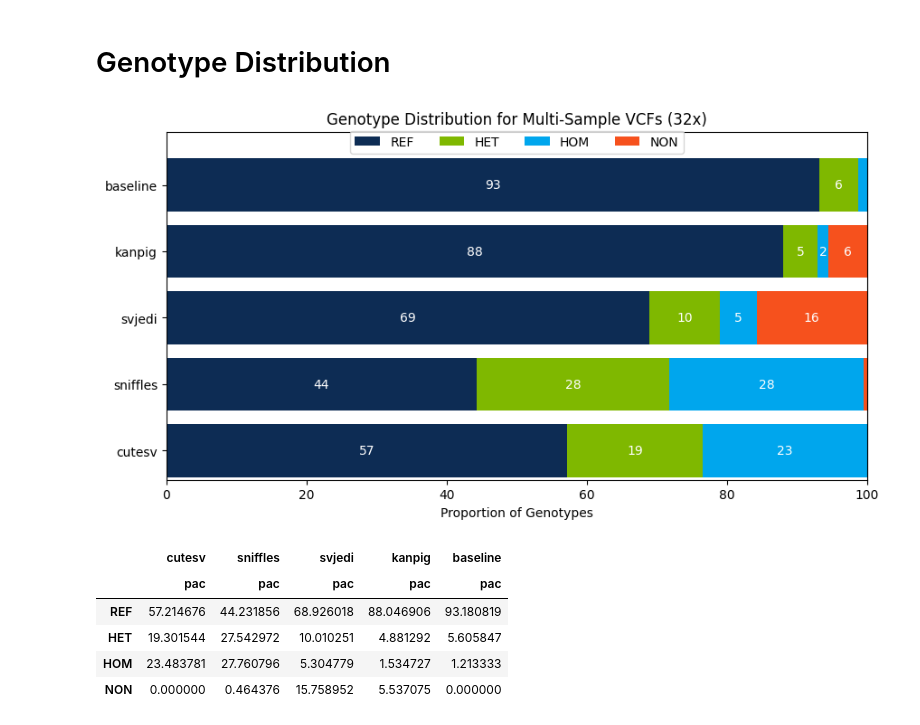
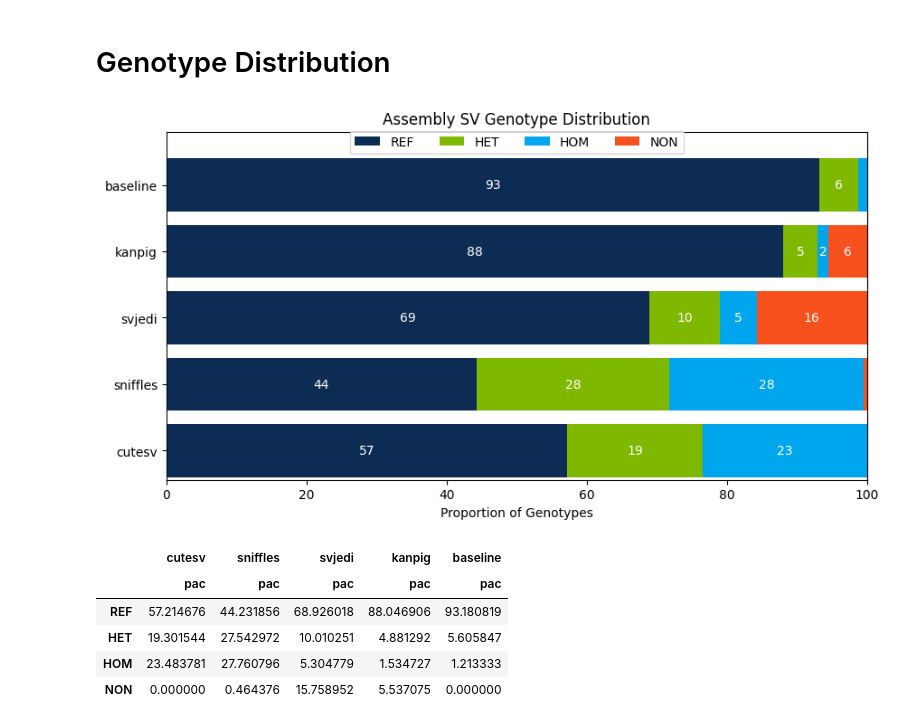
Before and after one commit to fabio-cunial/kanpig_experiments, a Jupyter notebook: manuscript/analysis/TM_Analysis.ipynb, the cells around one changed output. Cells and saved outputs as stored; diff of their text form; code cells hidden in the pictures.

```diff
--- a/manuscript/analysis/TM_Analysis.ipynb
+++ b/manuscript/analysis/TM_Analysis.ipynb
@@ -28,7 +28,7 @@ def add_summary(data, with_as=False):
     data[f'{e}ba'] = (data[f'{e}tpr'] + data[f'{e}tnr']) / 2
     data[f'{e}f1'] = 2 * ((data[f'{e}ppv'] * data[f'{e}tpr']) / (data[f'{e}ppv'] + data[f'{e}tpr']))
 
-bdir = "../results/tables/"
+bdir = "../results/tables"
 gt_data = pd.read_csv(bdir + "/all.gt_dist.table.txt", sep='\t')
 inter_data = pd.read_csv(bdir + "/all.intersect.table.txt", sep='\t')
 neigh_data = pd.read_csv(bdir + "/all.neighbor.table.txt", sep='\t')
@@ -110,35 +170,35 @@ y_positions = []
 
 # Define colors for each category
 colors = ['#0D2C54', '#7FB800', '#00A6ED', '#F6511D']
 categories = ['REF', 'HET', 'HOM', 'NON']
 
 # Plot each test and observation
 y_pos = -.75
 for i, ((test, observation), counts) in enumerate(normalized_data.items()):
     y_pos += .75
     y_positions.append(y_pos)
     left = 0
     for j, (count, color, category) in enumerate(zip(counts, colors, categories)):
         ax.barh(y_pos, count, left=left, color=color, height=bar_width, label=category if y_pos == 0 else "")
         if count > 1.5:  # Only add text if the percentage is greater than 5
             ax.text(left + count / 2, y_pos, f'{count:.0f}', va='center', ha='center', color='white')
         left += count
 
 # Adding labels and title
 ax.set_yticks(y_positions)
 ax.set_yticklabels(y_labels)
 ax.set_ylim((-.33, max(y_positions) + .6))
 ax.set_xlabel('Proportion of Genotypes')
-ax.set_title('Genotype Distribution for Multi-Sample VCFs (32x)')
+ax.set_title('Assembly SV Genotype Distribution')
 
 # Adjusting the legend
 handles, labels = ax.get_legend_handles_labels()
 ax.legend(handles[:len(categories)], labels[:len(categories)],
           loc="upper center", bbox_to_anchor=(0.5, 1.021), ncol=len(categories))
 #sb.despine(fig)
 plt.show()
 # %% [output]
-[figure, old version]
+[figure, new version]
 # %%
 pd.DataFrame(normalized_data)
 # %% [output]
```
Also changed, not shown: parts of 15 cells of this notebook, 2 other files.
